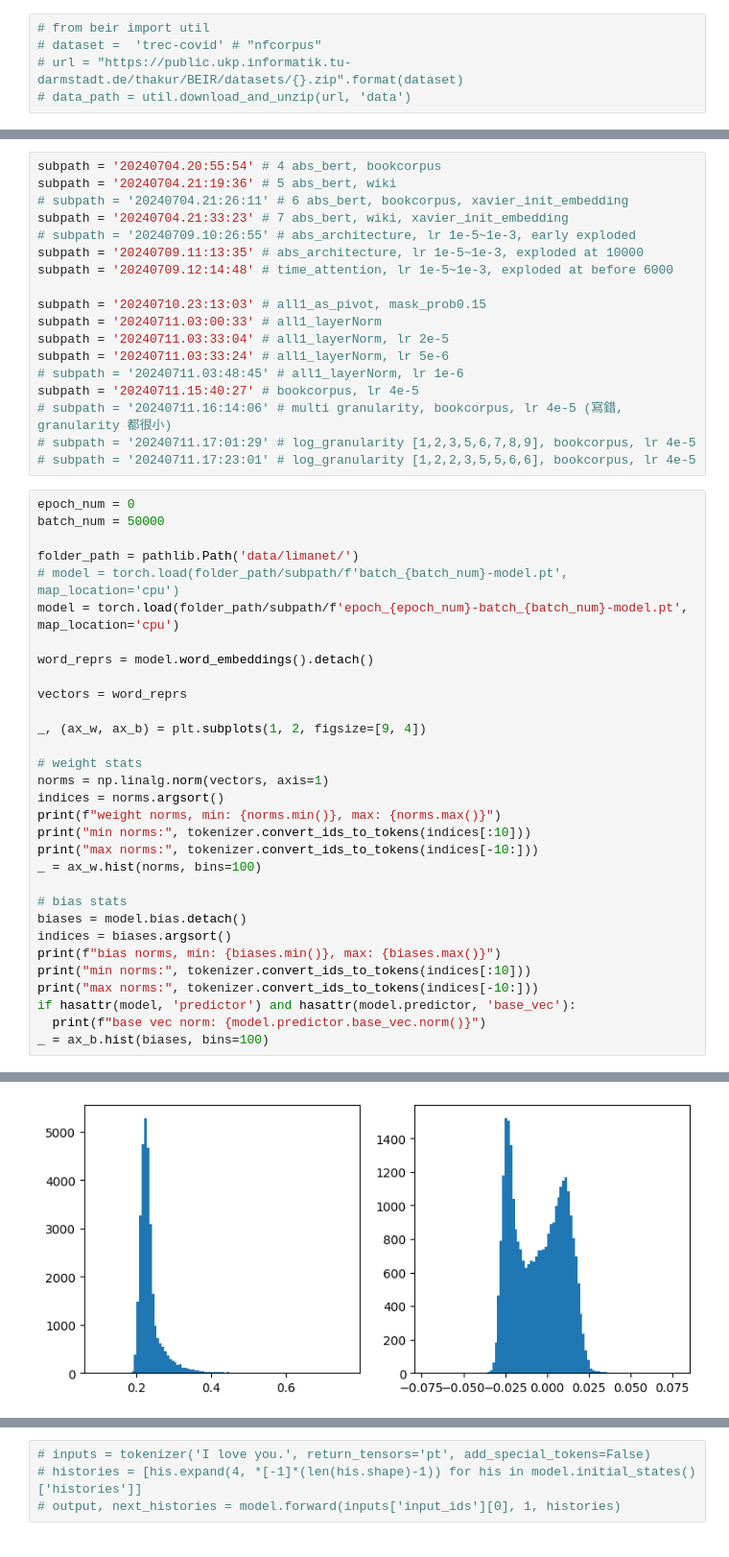
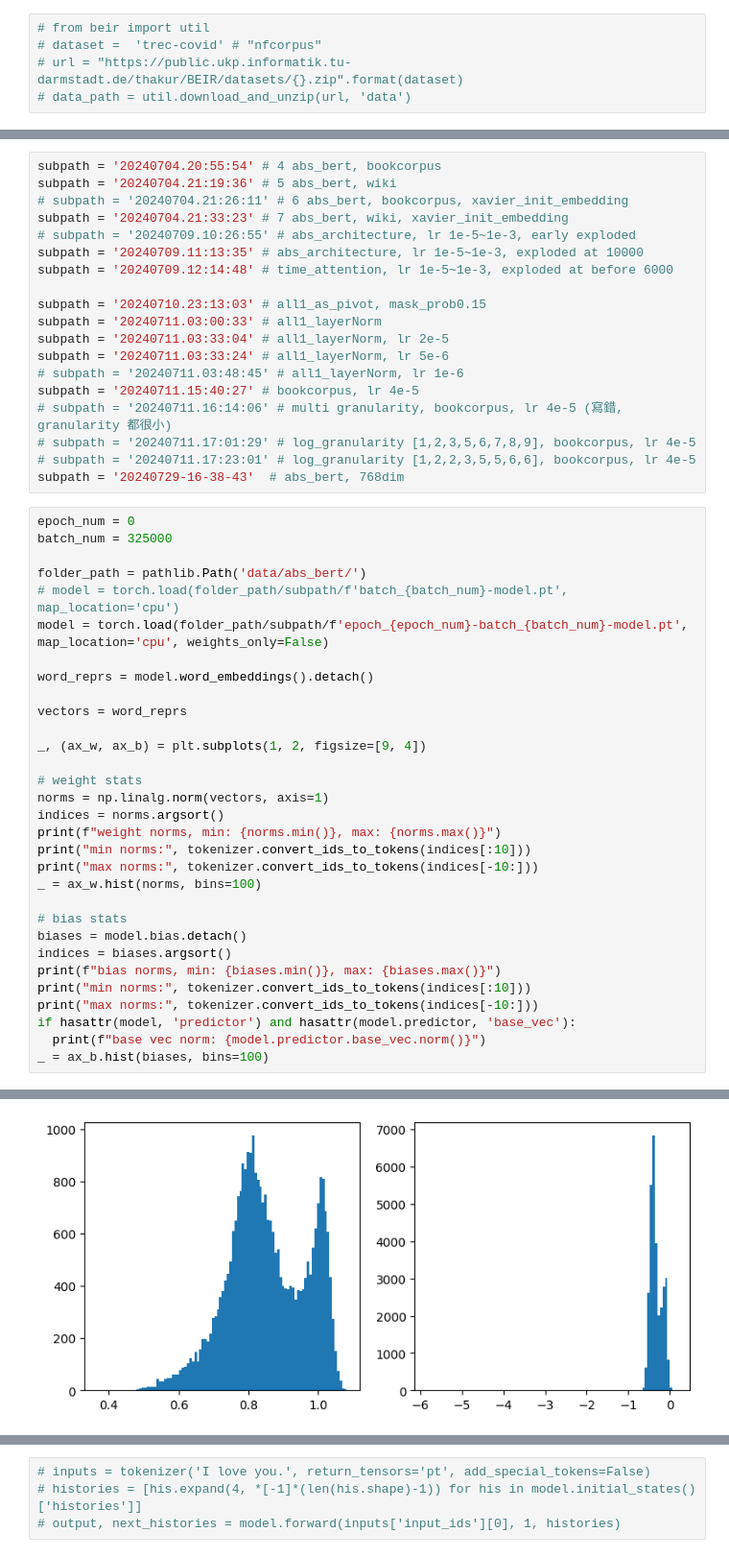
Before and after one commit to tzuhanwen/absolute-bert, a Jupyter notebook: benchmark-abs_bert.ipynb, the cells around one changed output, grey strips where cells are left out. Shown at 96% size. Drawn from its saved outputs; the diff is of its cells as text.

```diff
--- a/benchmark-abs_bert.ipynb
+++ b/benchmark-abs_bert.ipynb
@@ -74,13 +74,14 @@ subpath = '20240711.15:40:27' # bookcorpus, lr 4e-5
 # subpath = '20240711.16:14:06' # multi granularity, bookcorpus, lr 4e-5 (寫錯, granularity 都很小)
 # subpath = '20240711.17:01:29' # log_granularity [1,2,3,5,6,7,8,9], bookcorpus, lr 4e-5
 # subpath = '20240711.17:23:01' # log_granularity [1,2,2,3,5,5,6,6], bookcorpus, lr 4e-5
+subpath = '20240729-16-38-43'  # abs_bert, 768dim
 # %%
 epoch_num = 0
-batch_num = 50000
+batch_num = 325000
 
-folder_path = pathlib.Path('data/limanet/')
+folder_path = pathlib.Path('data/abs_bert/')
 # model = torch.load(folder_path/subpath/f'batch_{batch_num}-model.pt', map_location='cpu')
-model = torch.load(folder_path/subpath/f'epoch_{epoch_num}-batch_{batch_num}-model.pt', map_location='cpu')
+model = torch.load(folder_path/subpath/f'epoch_{epoch_num}-batch_{batch_num}-model.pt', map_location='cpu', weights_only=False)
 
 word_reprs = model.word_embeddings().detach()
 
@@ -115,4 +116,4 @@ max norms: ['it', 'of', 'her', 'a', "'", 'to', 'and', 'the', ',', '.']
-[figure, old version]
+[figure, new version]
 # %%
 def mean_vector(text, word_reprs=word_reprs):
   ids = tokenizer.encode(text, add_special_tokens=False)
```
Also changed, not shown: parts of 11 cells of this notebook, 15 other files.
